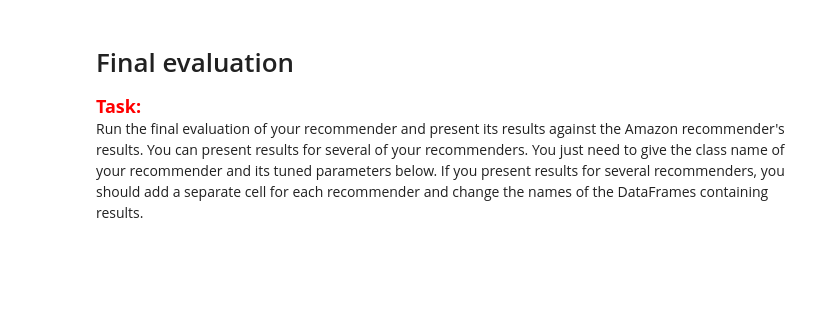
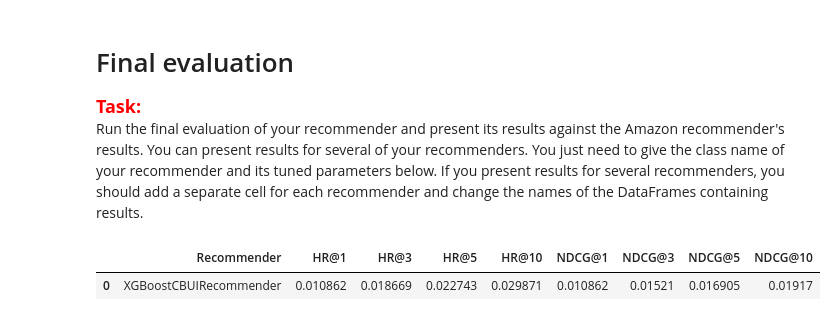
Before and after one commit to KrystynM/recommender, a Jupyter notebook: project_1_recommender_and_evaluation.ipynb, the cells around one changed output. Cells and saved outputs as stored; diff of their text form; code cells hidden in the pictures; blank space fills up the shorter version.

```diff
--- a/project_1_recommender_and_evaluation.ipynb
+++ b/project_1_recommender_and_evaluation.ipynb
@@ -504,17 +656,20 @@ print(best_param_set)
 <span style="color:red"><font size="4">**Task:**</font></span><br>
 Run the final evaluation of your recommender and present its results against the Amazon recommender's results. You can present results for several of your recommenders. You just need to give the class name of your recommender and its tuned parameters below. If you present results for several recommenders, you should add a separate cell for each recommender and change the names of the DataFrames containing results.
 # %%
-cb_user_item_recommender = LinearRegressionCBUIRecommender(
-    **{'n_neg_per_pos': 7})  # Initialize your recommender here with the best params from tuning
+cb_user_item_recommender = XGBoostCBUIRecommender(
+    **{'learning_rate': 0.03553717875453448, 'max_depth': 6.0, 'min_samples_split': 20.0, 'n_estimators': 229.0, 'n_neg_per_pos': 7.0})  # Initialize your recommender here with the best params from tuning
 
 # Give the name of your recommender in the line below
-linear_cbui_tts_results = [['LinearRegressionCBUIRecommender'] + list(evaluate_train_test_split_implicit(
+linear_cbui_tts_results = [['XGBoostCBUIRecommender'] + list(evaluate_train_test_split_implicit(
     cb_user_item_recommender, interactions_df, items_df))]
 
 linear_cbui_tts_results = pd.DataFrame(
     linear_cbui_tts_results, columns=['Recommender', 'HR@1', 'HR@3', 'HR@5', 'HR@10', 'NDCG@1', 'NDCG@3', 'NDCG@5', 'NDCG@10'])
 
 display(linear_cbui_tts_results)
+# %% [output]
+|  | Recommender | HR@1 | HR@3 | HR@5 | HR@10 | NDCG@1 | NDCG@3 | NDCG@5 | NDCG@10 |
+| 0 | XGBoostCBUIRecommender | 0.010862 | 0.018669 | 0.022743 | 0.029871 | 0.010862 | 0.01521 | 0.016905 | 0.01917 |
 # %%
 from recommenders.amazon_recommender import AmazonRecommender
 
```
Also changed, not shown: parts of 11 cells of this notebook, 9 other files.
